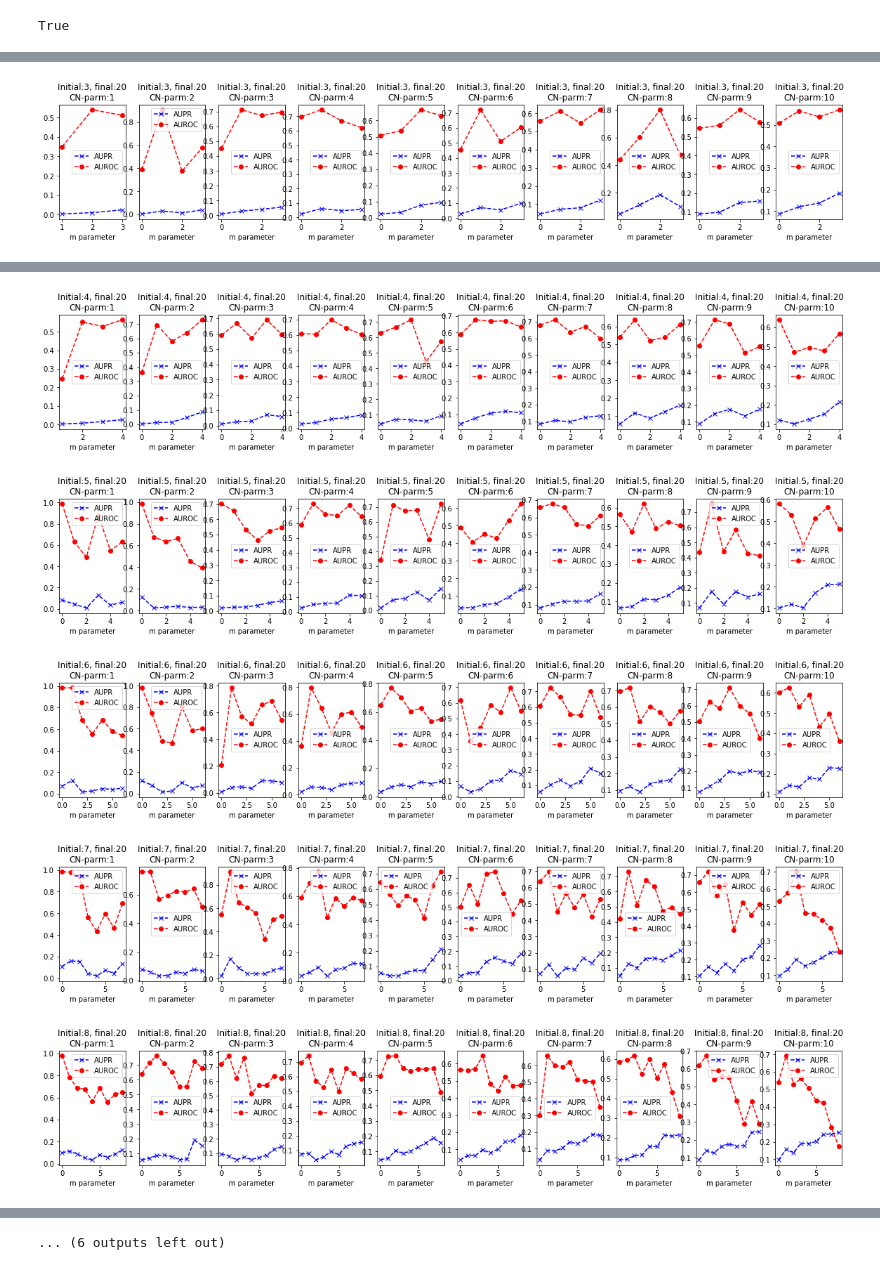
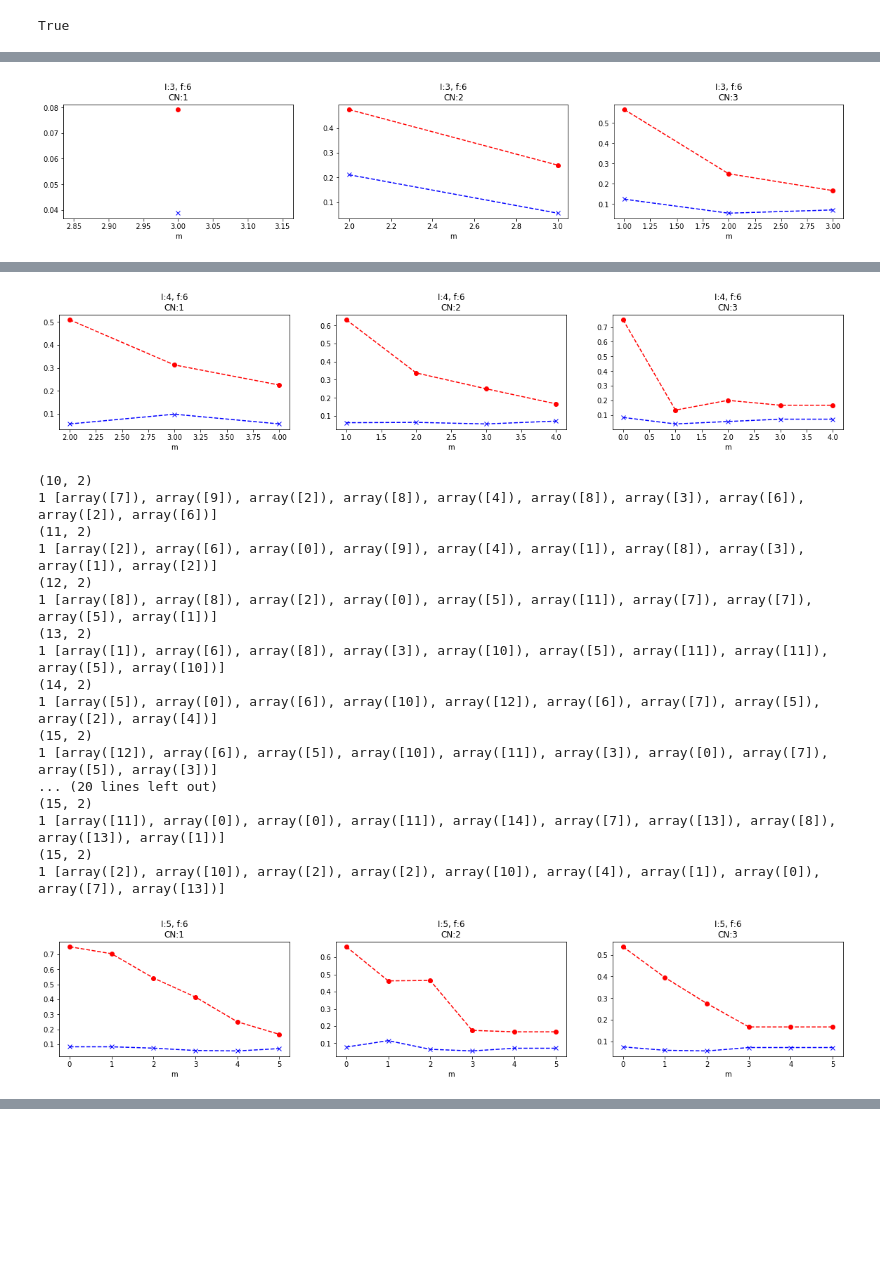
Before and after one commit to JorgeRuizBerlin/BACN, a Jupyter notebook: B-A+CN Model.ipynb, the cells around one changed output, grey strips where cells are left out. Saved outputs shown, nothing was run; the diff lists cells and outputs as text; code cells hidden in the pictures; blank space fills up the shorter version.

```diff
--- a/B-A+CN Model.ipynb
+++ b/B-A+CN Model.ipynb
@@ -160 +114,6 @@ def cns_number(x, links):
+# %%
+def cns_number(x, links):
+    c_m = x@x
+    cn = c_m[links[:,0], links[:,1]]
+    return cn
 # %%
@@ -164,7 +123,9 @@ array([7., 3., 5., 4., 3., 3.])
 # %%
 def get_links_to_del(x, fraction=0.1, loops=1):
-    present = np.argwhere(np.triu(x, 1) == 1)
+    present = np.argwhere(np.triu(x, 1) != 0)#== 1)
+    print(present.shape)
     num_to_del = int(present.shape[0] * fraction)
     idx_to_del = [np.random.choice(present.shape[0], size=num_to_del, replace=False) for i in range(loops)]
+    print(num_to_del, idx_to_del)
     links_to_del = np.array([present[idx] for idx in idx_to_del])
     return links_to_del
@@ -212,7 +199,7 @@ def cross_val_from_notebook(adjacency, links_to_del, loops=1, raw_output=False,
     else:
         return results
 # %%
-def running_all_parameters(init_nodes, final_nodes, l, loops=10, CN=False):
+def running_all_parameters(init_nodes, final_nodes, l, loops=10, CN=False, DIR=False):
     fraction = 0.1
     raw_output=False
     verbose = False
@@ -220,27 +207,31 @@ def running_all_parameters(init_nodes, final_nodes, l, loops=10, CN=False):
     areas_under_curves = np.zeros((init_nodes+1, 2))
     for m in range(init_nodes+1):
         start = time.time()
-        B = BACN(init_nodes, final_nodes, m, l, CN)
+        B = BACN(init_nodes, final_nodes, m, l, CN, DIR)
         links_to_del = get_links_to_del(B, fraction=fraction, loops=loops)
-        r1 = cross_val_from_notebook(B, links_to_del)#, loops=loops, raw_output=raw_output, verbose=verbose, plot=plot)
+        r1 = cross_val_from_notebook(B, links_to_del, loops=loops)#, raw_output=raw_output, verbose=verbose, plot=plot)
         areas_under_curves[m,:] = np.mean(r1, axis=0)
         end = time.time()
-    return areas_under_curves
+
+    return areas_under_curves, B, links_to_del
 # %%
-def ploting_all_parameters(final, lmax, loops, CN):
+def ploting_all_parameters(final, lmax, loops, CN, DIR):
     for i in range(2, final):
         start = time.time()
         plt.figure(figsize=(20,3))
         for j in range(1, lmax+1):
-            r_p = running_all_parameters(i, final, j-1, loops, CN)
+            r_p, b, ltd = running_all_parameters(i, final, j-1, loops, CN)
+
+            #print(j, "\n", b, ltd)
+
             plt.subplot(1,lmax,j)
-            plt.title("Initial:{}, final:{}\nCN-parm:{}".format(i, final, j))
-            plt.xlabel("m parameter")
+            plt.title("I:{}, f:{}\nCN:{}".format(i, final, j))
+            plt.xlabel("m")
             plt.plot(r_p[:,0], 'bx--', label='AUPR')
             plt.plot(r_p[:,1], 'ro--', label='AUROC')
-            plt.legend()
+            #plt.legend()
         plt.show()
         end = time.time()
 # %%
-ploting_all_parameters(final=20, lmax=10, loops=10, CN=True)
+ploting_all_parameters(final=6, lmax=3, loops=10, CN=True, DIR=False)
 # %% [output]
@@ -248 +274 @@ ploting_all_parameters(final=20, lmax=10, loops=10, CN=True)
-[figure, old version]
+[figure, new version]
@@ -249,5 +292,19 @@ ploting_all_parameters(final=20, lmax=10, loops=10, CN=True)
-[figure, old version]
+[figure, new version]
+(10, 2)
+1 [array([7]), array([9]), array([2]), array([8]), array([4]), array([8]), array([3]), array([6]), array([2]), array([6])]
+(11, 2)
+1 [array([2]), array([6]), array([0]), array([9]), array([4]), array([1]), array([8]), array([3]), array([1]), array([2])]
+(12, 2)
+1 [array([8]), array([8]), array([2]), array([0]), array([5]), array([11]), array([7]), array([7]), array([5]), array([1])]
+(13, 2)
+1 [array([1]), array([6]), array([8]), array([3]), array([10]), array([5]), array([11]), array([11]), array([5]), array([10])]
+(14, 2)
+1 [array([5]), array([0]), array([6]), array([10]), array([12]), array([6]), array([7]), array([5]), array([2]), array([4])]
+(15, 2)
+1 [array([12]), array([6]), array([5]), array([10]), array([11]), array([3]), array([0]), array([7]), array([5]), array([3])]
+... (20 lines left out)
+(15, 2)
+1 [array([11]), array([0]), array([0]), array([11]), array([14]), array([7]), array([13]), array([8]), array([13]), array([1])]
+(15, 2)
+1 [array([2]), array([10]), array([2]), array([2]), array([10]), array([4]), array([1]), array([0]), array([7]), array([13])]
-[figure, old version]
+[figure, new version]
-[figure, removed]
-[figure, removed]
-[figure, removed]
@@ -259 +310,0 @@ ploting_all_parameters(final=20, lmax=10, loops=10, CN=True)
-... (6 outputs left out)
```
Also changed, not shown: parts of 10 cells of this notebook.
